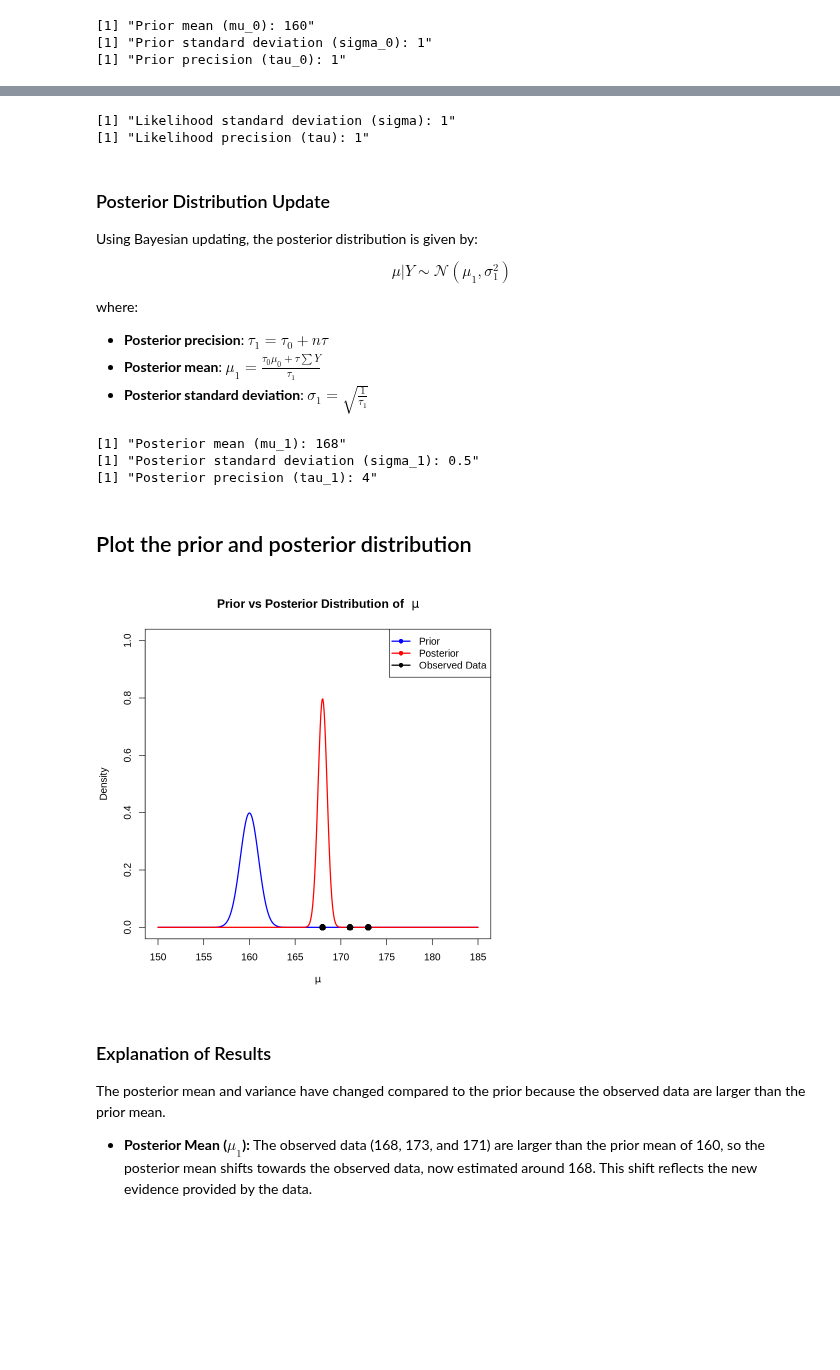
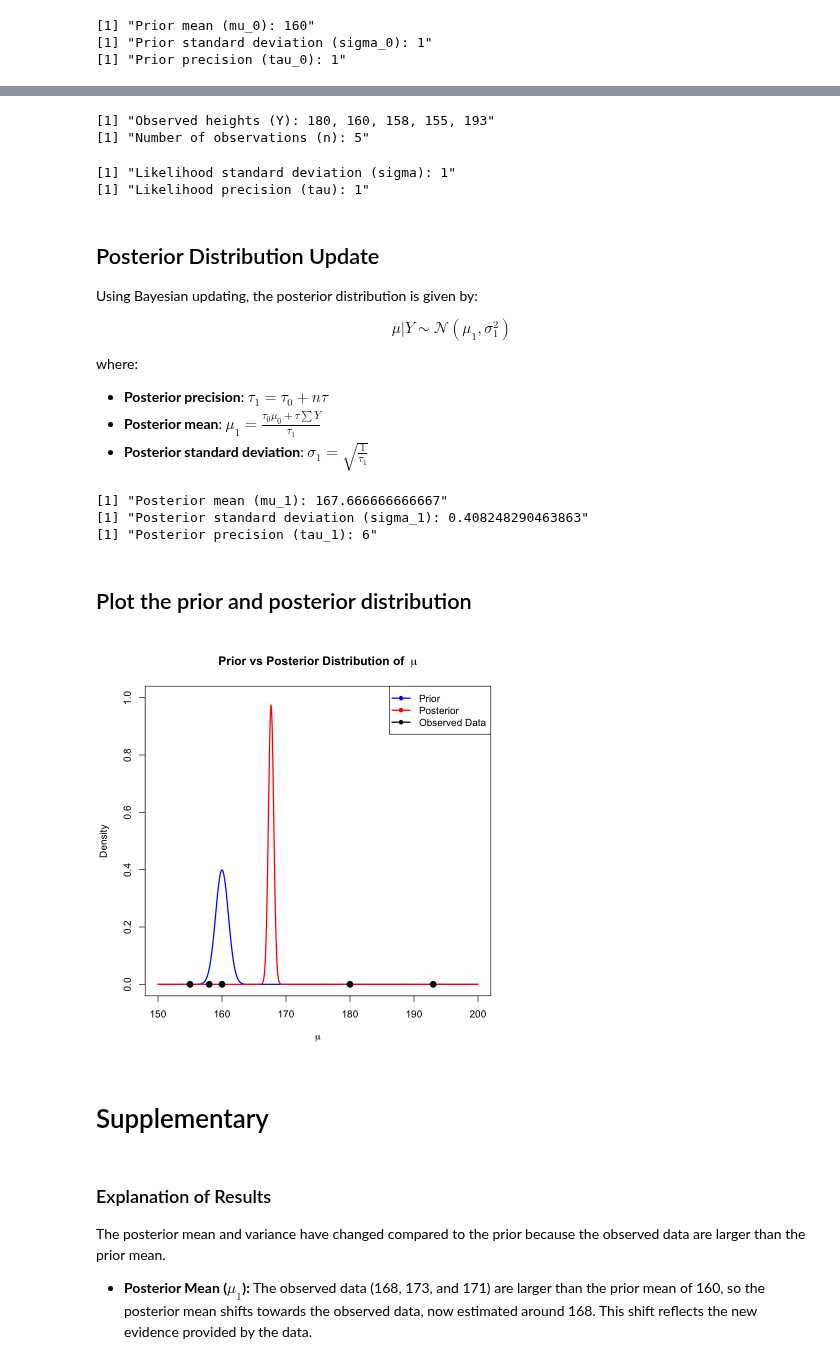
Before and after one commit to StatFunGen/statgen-prerequisites, a Jupyter notebook: Bayesian_normal_mean_model.ipynb, the cells around one changed output, grey strips where cells are left out. Cells and saved outputs as stored; diff of their text form; code cells hidden in the pictures; blank space fills up the shorter version.

Commit message:
Bayesian noraml mean model round 2

```diff
--- a/Bayesian_normal_mean_model.ipynb
+++ b/Bayesian_normal_mean_model.ipynb
@@ -244,3 +171,12 @@ print(paste("Number of observations (n):", n))
+# %%
+# assign observed height for the 5 individuals
+Y_raw <- c(180, 160, 158, 155, 193)
+N <- length(Y_raw)
+print(paste("Observed heights (Y):", paste(Y_raw, collapse = ", ")))
+print(paste("Number of observations (n):", N))
+# %% [output]
+[1] "Observed heights (Y): 180, 160, 158, 155, 193"
+[1] "Number of observations (n): 5"
 # %%
 # Likelihood: Assumption - Heights follow N(mu, sigma^2) with known variance
 sigma <- 1  # Known standard deviation for heights within genotype class "00"
@@ -251,7 +187,7 @@ print(paste("Likelihood precision (tau):", tau))
 [1] "Likelihood standard deviation (sigma): 1"
 [1] "Likelihood precision (tau): 1"
 # %% [markdown]
-### Posterior Distribution Update
+## Posterior Distribution Update
 
 Using Bayesian updating, the posterior distribution is given by:
 
@@ -269,34 +205,36 @@ where:
   $\sigma_1 = \sqrt{\frac{1}{\tau_1}}$
 # %%
 # Posterior parameters update
-tau_1 <- tau_0 + n * tau  # Posterior precision
+tau_1 <- tau_0 + N * tau  # Posterior precision
 sigma_1 <- sqrt(1 / tau_1)  # Posterior standard deviation
-mu_1 <- (tau_0 * mu_0 + tau * sum(Y)) / tau_1  # Posterior mean
+mu_1 <- (tau_0 * mu_0 + tau * sum(Y_raw)) / tau_1  # Posterior mean
 print(paste("Posterior mean (mu_1):", mu_1))
 print(paste("Posterior standard deviation (sigma_1):", sigma_1))
 print(paste("Posterior precision (tau_1):", tau_1))
 # %% [output]
-[1] "Posterior mean (mu_1): 168"
-[1] "Posterior standard deviation (sigma_1): 0.5"
-[1] "Posterior precision (tau_1): 4"
+[1] "Posterior mean (mu_1): 167.666666666667"
+[1] "Posterior standard deviation (sigma_1): 0.408248290463863"
+[1] "Posterior precision (tau_1): 6"
 # %% [markdown]
 ## Plot the prior and posterior distribution
 # %%
 # Plot the prior distribution
-curve(dnorm(x, mu_0, sigma_0), from = 150, to = 185, col = "blue", lwd = 2,
+curve(dnorm(x, mu_0, sigma_0), from = 150, to = 200, col = "blue", lwd = 2,
       xlab = expression(mu), ylab = "Density", main = expression(bold("Prior vs Posterior Distribution of " ~ mu)),
      ylim = c(0,1), n=500)
 
 # Add the posterior distribution
-curve(dnorm(x, mu_1, sigma_1), from = 150, to = 185, col = "red", lwd = 2, add = TRUE, n=500)
+curve(dnorm(x, mu_1, sigma_1), from = 150, to = 200, col = "red", lwd = 2, add = TRUE, n=500)
 
 # Add three observations (data points)
-points(Y, rep(0, length(Y)), col = "black", pch = 16, cex = 1.5)
+points(Y_raw, rep(0, N), col = "black", pch = 16, cex = 1.5)
 
 # Add legend
 legend("topright", legend = c("Prior", "Posterior", "Observed Data"), col = c("blue", "red", "black"), lwd = 2, pch = 16)
 # %% [output]
-[figure, old version]
+[figure, new version]
+# %% [markdown]
+# Supplementary
 # %% [markdown]
 ### Explanation of Results
 
```
Also changed, not shown: parts of 21 cells of this notebook, 2 other files.
